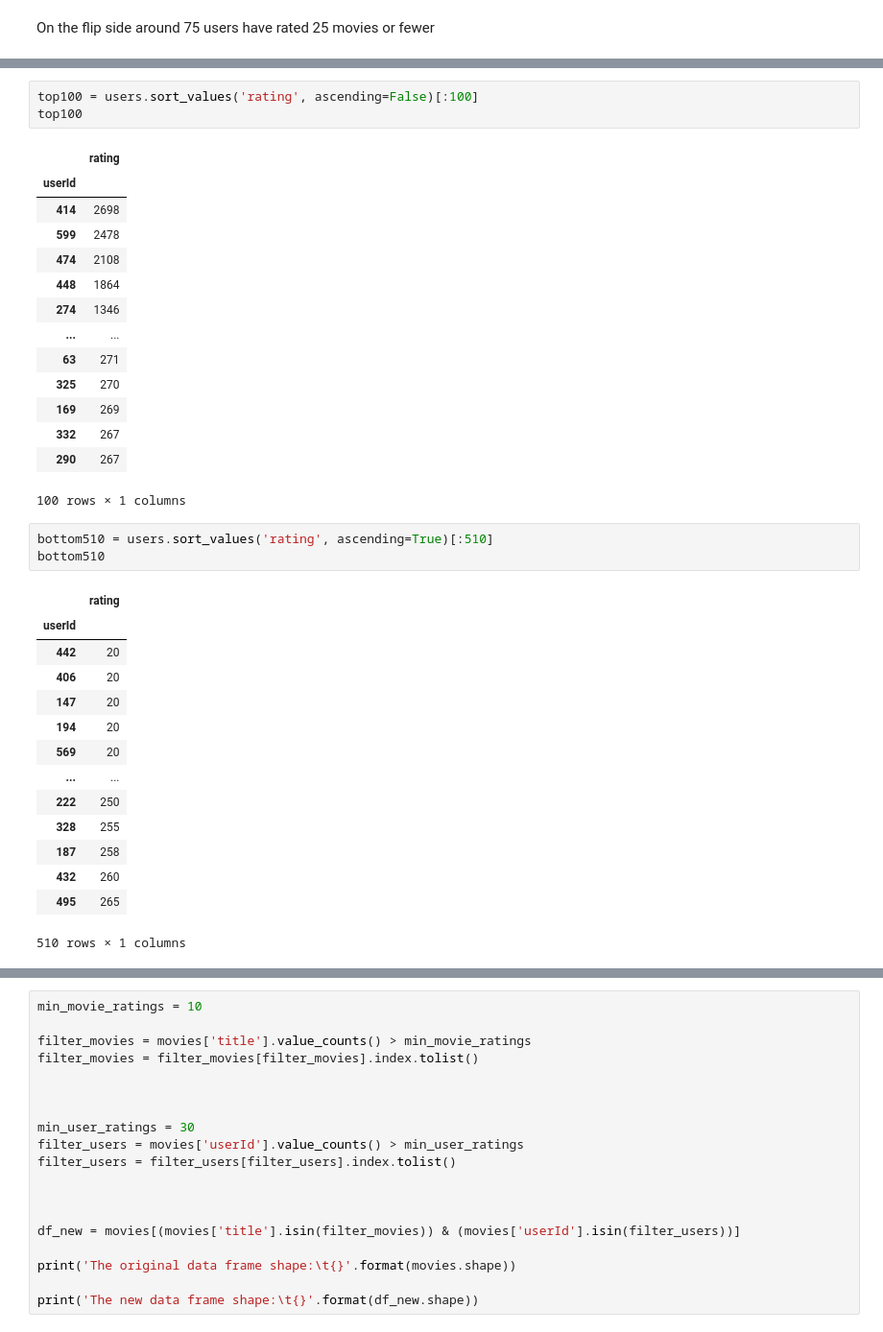
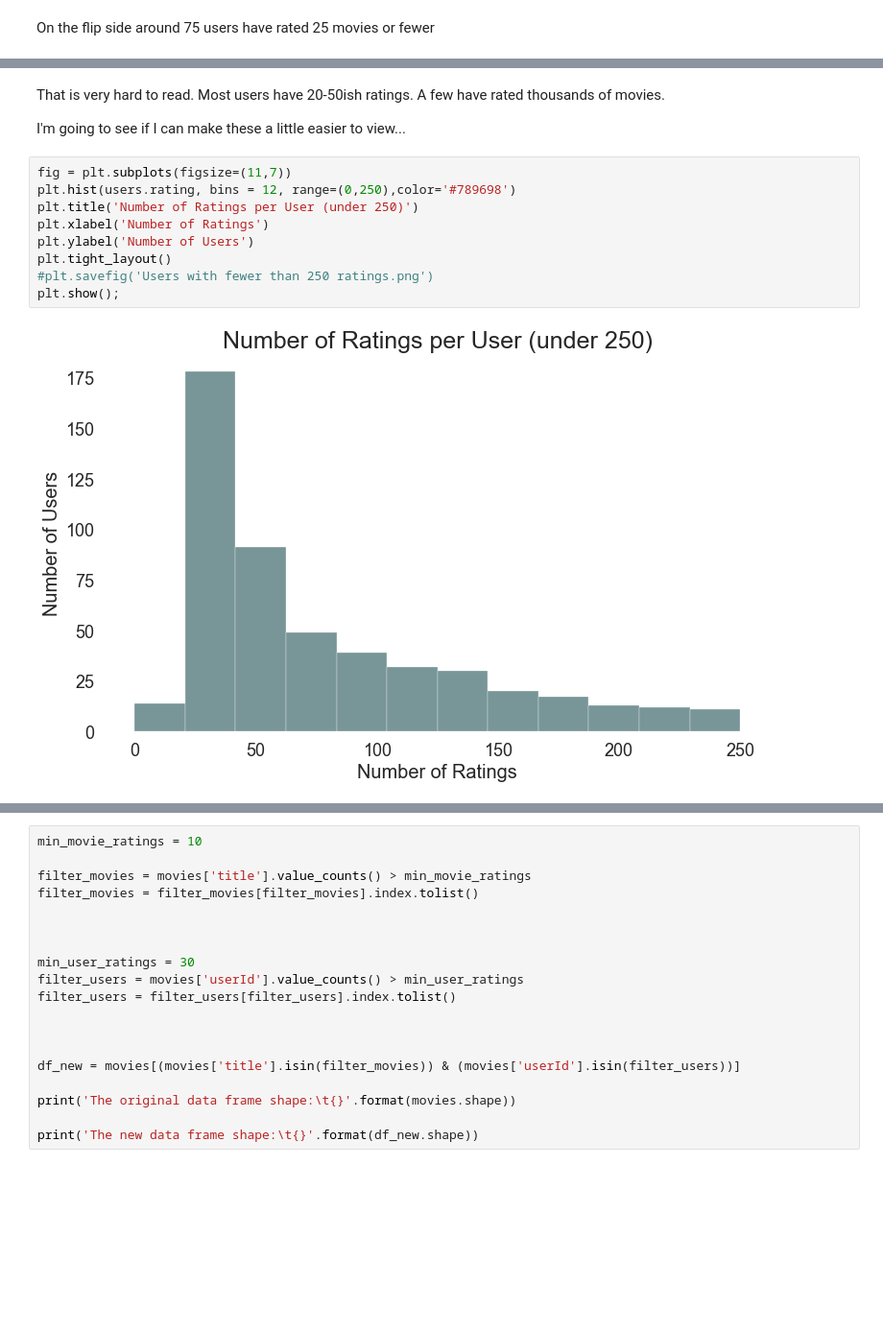
Before and after one commit to lecritch/Rate-5-Get-5-Movie-Recommendation-System, a Jupyter notebook: notebooks/exploratory/dcm_explore/02a_dcm_eda_viz.ipynb, the cells around one changed output, grey strips where cells are left out. Shown: that part at 96% size. Cells and saved outputs as stored; diff of their text form; blank space fills up the shorter version.

```diff
--- a/notebooks/exploratory/dcm_explore/02a_dcm_eda_viz.ipynb
+++ b/notebooks/exploratory/dcm_explore/02a_dcm_eda_viz.ipynb
@@ -269,37 +273,16 @@ I believe we are looking at a version of the 'long tail' problem here. We should
-# %%
-top100 = users.sort_values('rating', ascending=False)[:100]
-top100
-# %% [output]
-|  | rating |
-| userId |  |
-| 414 | 2698 |
-| 599 | 2478 |
-| 474 | 2108 |
-| 448 | 1864 |
-| 274 | 1346 |
-| ... | ... |
-| 63 | 271 |
-| 325 | 270 |
-| 169 | 269 |
-| 332 | 267 |
-| 290 | 267 |
-100 rows × 1 columns
-# %%
-bottom510 = users.sort_values('rating', ascending=True)[:510]
-bottom510
-# %% [output]
-|  | rating |
-| userId |  |
-| 442 | 20 |
-| 406 | 20 |
-| 147 | 20 |
-| 194 | 20 |
-| 569 | 20 |
-| ... | ... |
-| 222 | 250 |
-| 328 | 255 |
-| 187 | 258 |
-| 432 | 260 |
-| 495 | 265 |
-510 rows × 1 columns
+# %% [markdown]
+That is very hard to read. Most users have 20-50ish ratings. A few have rated thousands of movies.
+
+I'm going to see if I can make these a little easier to view...
+# %%
+fig = plt.subplots(figsize=(11,7))
+plt.hist(users.rating, bins = 12, range=(0,250),color='#789698')
+plt.title('Number of Ratings per User (under 250)')
+plt.xlabel('Number of Ratings')
+plt.ylabel('Number of Users')
+plt.tight_layout()
+#plt.savefig('Users with fewer than 250 ratings.png')
+plt.show();
+# %% [output]
+[figure, added]
 # %%
```
Also changed, not shown: parts of 15 cells of this notebook, 12 other files.
